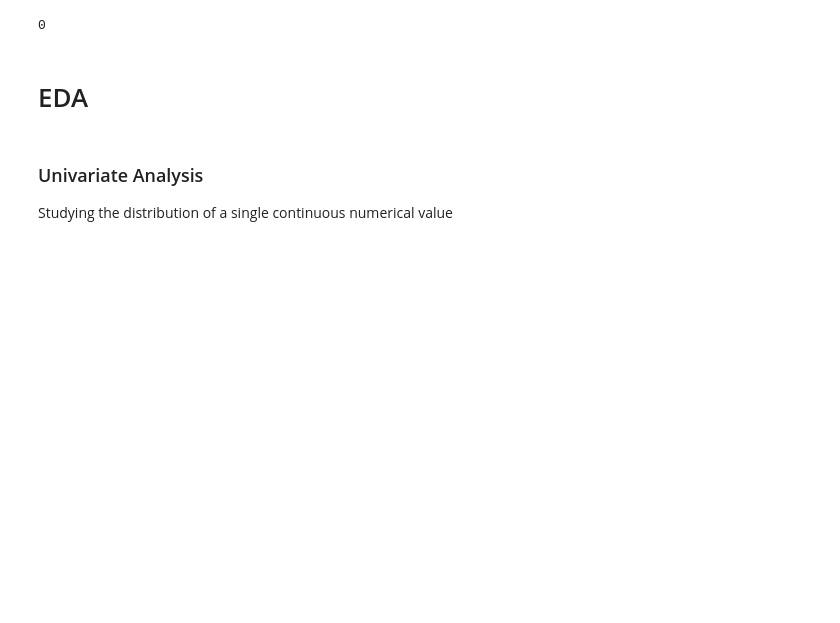
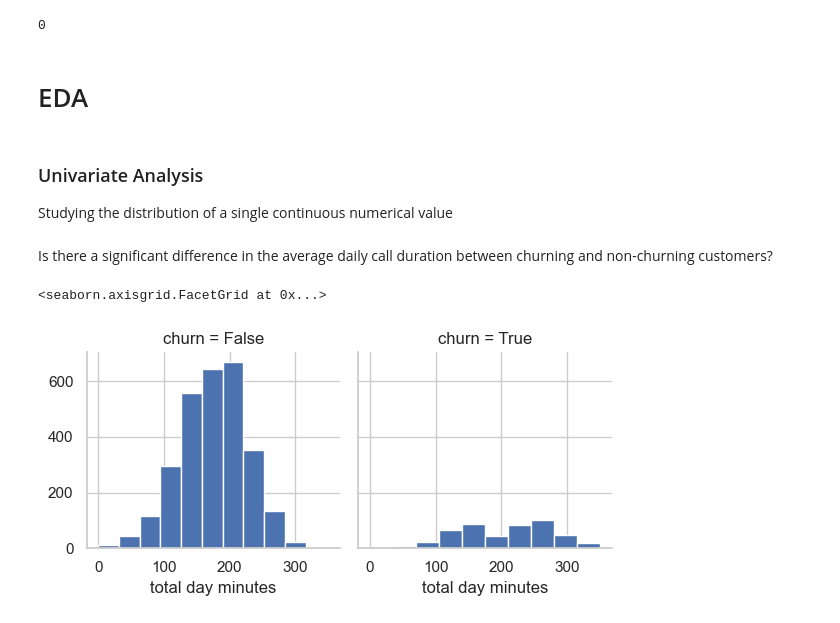
Before and after one commit to njerinjuguna/Customer-Churn, a Jupyter notebook: index.ipynb, the cells around one changed output. Cells and saved outputs as stored; diff of their text form; code cells hidden in the pictures; blank space fills up the shorter version.

```diff
--- a/index.ipynb
+++ b/index.ipynb
@@ -163,3 +163,11 @@ df.duplicated().sum()
 ### Univariate Analysis
 
 Studying the distribution of a single continuous numerical value
+# %% [markdown]
+Is there a significant difference in the average daily call duration between churning and non-churning customers?
+# %%
+g = sns.FacetGrid(df, col="churn")
+g.map(plt.hist, "total day minutes")
+# %% [output]
+<seaborn.axisgrid.FacetGrid at 0x...>
+[figure, added]
```
Also changed, not shown: parts of 2 cells of this notebook, 1 other file.
